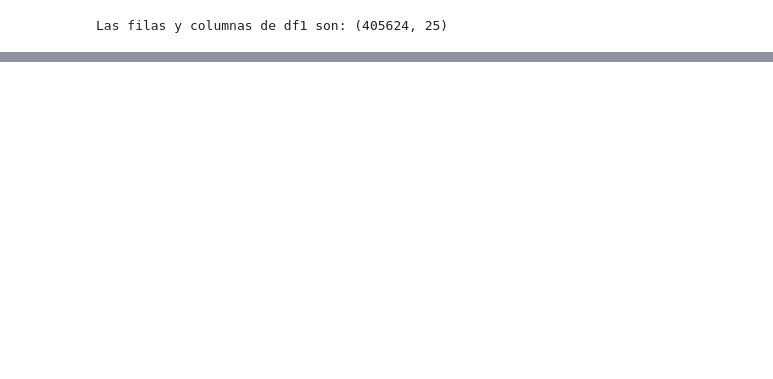
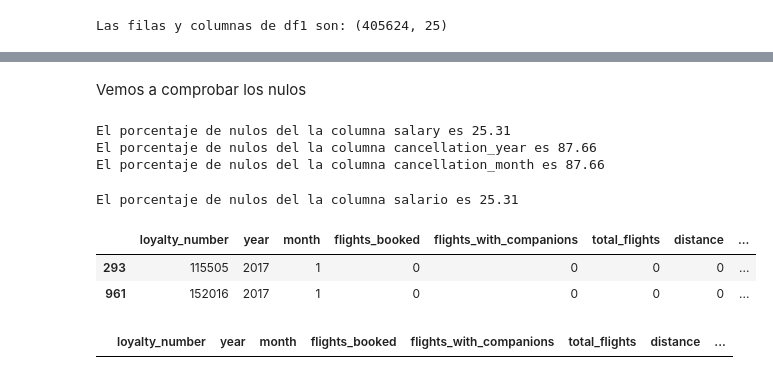
Before and after one commit to Adalab/bda-modulo-3-evaluacion-final-laural87, a Jupyter notebook: fase1_exploracion_limpieza.ipynb, the cells around one changed output, grey strips where cells are left out. Saved outputs shown, nothing was run; the diff lists cells and outputs as text; code cells hidden in the pictures; blank space fills up the shorter version.

```diff
--- a/fase1_exploracion_limpieza.ipynb
+++ b/fase1_exploracion_limpieza.ipynb
@@ -290,0 +324,7 @@ memory usage: 77.4+ MB
+# %%
+# Veo que la información es un historíco por mes y año de los vuelos tomados. Por lo tanto no tendría sentido tener duplicados
+
+df.drop_duplicates(inplace=True)
+
+#comprobamos que no tenemos duplicados
+df.duplicated().sum()
@@ -290,0 +357,12 @@ memory usage: 77.4+ MB
+# %%
+
+#hacemos una variable de nuevas columnas que hará que las columnas aparezcan en miinuscula y que remplace el espacio por comas
+new_columns = {column : column.lower().replace(' ', '_') for column in df}
+
+
+#renombramos las columnas antiguas por las nuevas
+df.rename(columns = new_columns, inplace= True)
+
+
+# comprobamos que se ha realizado
+df.sample(10)
@@ -290,0 +393,29 @@ memory usage: 77.4+ MB
+# %% [markdown]
+Vemos a comprobar los nulos
+# %%
+listacolumnas = ['salary', 'cancellation_year', 'cancellation_month']
+for columna in listacolumnas:
+    print(f'El porcentaje de nulos del la columna {columna} es {round(df[columna].isna().sum() / df[columna].shape[0] * 100,2)}')
+# %% [output]
+El porcentaje de nulos del la columna salary es 25.31
+El porcentaje de nulos del la columna cancellation_year es 87.66
+El porcentaje de nulos del la columna cancellation_month es 87.66
+# %%
+#Empezamos por la columna salary
+print(f'El porcentaje de nulos del la columna salario es {round(df["salary"].isna().sum() / df["salary"].shape[0] * 100,2)}')
+
+# Antes de solucionar los nulos la columna salary tiene valores negativos
+df[df['salary'] <= 0].head(2)
+# %% [output]
+El porcentaje de nulos del la columna salario es 25.31
+|  | loyalty_number | year | month | flights_booked | flights_with_companions | total_flights | distance | ... |
+| 293 | 115505 | 2017 | 1 | 0 | 0 | 0 | 0 | ... |
+| 961 | 152016 | 2017 | 1 | 0 | 0 | 0 | 0 | ... |
+# %%
+# Cambiamos los valores negativos de salary a positivos
+df['salary'] = df['salary'].abs()
+
+#comprobamos
+df[df['salary'] <= 0].head(2)
+# %% [output]
+|  | loyalty_number | year | month | flights_booked | flights_with_companions | total_flights | distance | ... |
```
Also changed, not shown: parts of 25 cells of this notebook, 2 other files.
